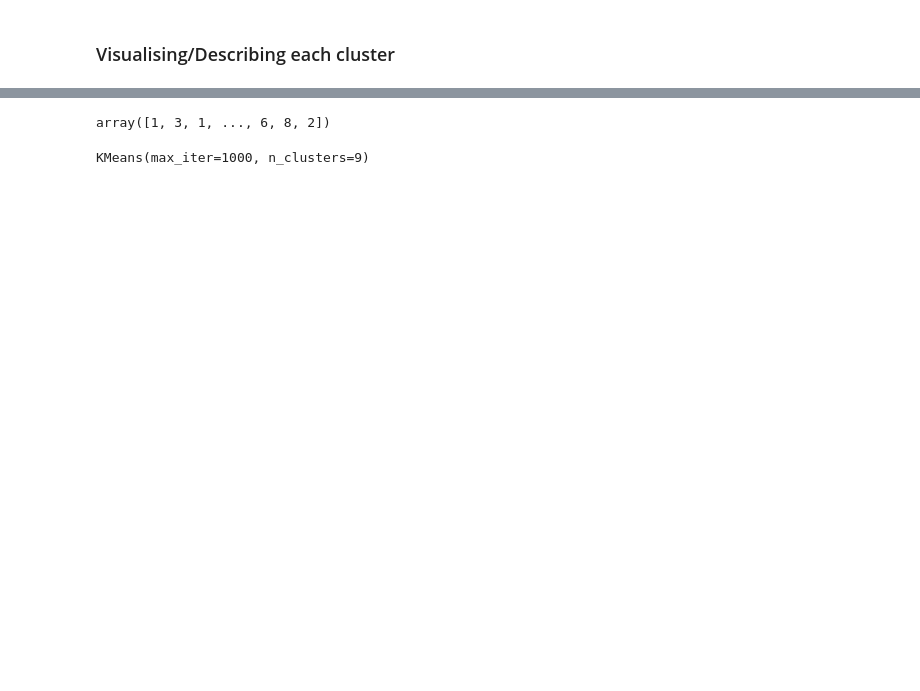
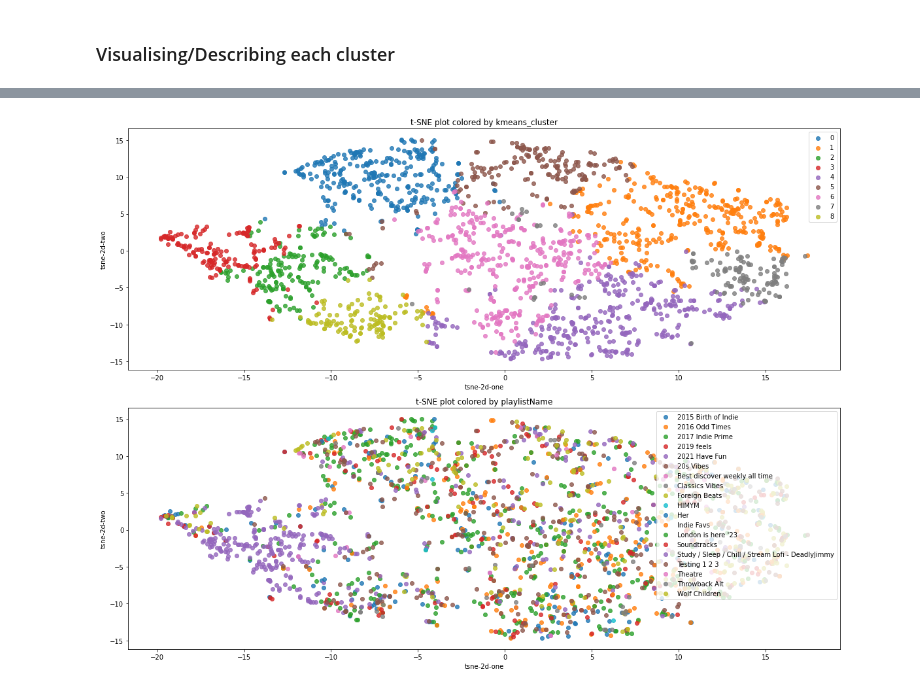
Before and after one commit to alexchaucs/spotify-personalisation, a Jupyter notebook: packages/experimentation/spotify.ipynb, the cells around one changed output, grey strips where cells are left out. Drawn from its saved outputs; the diff is of its cells as text; code cells hidden in the pictures; blank space fills up the shorter version.

Commit message:
Cleaned up notebook

```diff
--- a/packages/experimentation/spotify.ipynb
+++ b/packages/experimentation/spotify.ipynb
@@ -219,2 +241,3 @@ array([[0.95983929, 0.7256439 , 0.09986706, ..., 0.09965712, 0.04840666,
 # %%
 kmeans = KMeans(n_clusters=9, init='k-means++', max_iter=1000, n_init=10).fit(X)
+df_clean['kmeans_cluster'] = kmeans.labels_ ## Adding k means cluster to original dataset
@@ -269,0 +254,14 @@ plt.show()
+# %%
+
+import matplotlib.pyplot as plt
+
+# Extract the features from the dataframe
+data_subset = df_clean[features].values
+
+# Perform t-SNE dimensionality reduction
+tsne = TSNE(n_components=2, verbose=0, perplexity=40, n_iter=300)
+tsne_results = tsne.fit_transform(data_subset)
+
+# Add the t-SNE results back into the dataframe
+df_clean['tsne-2d-one'] = tsne_results[:,0]
+df_clean['tsne-2d-two'] = tsne_results[:,1]
@@ -286,8 +287,0 @@ df_clean
-# %%
-kmeans.labels_
-# %% [output]
-array([1, 3, 1, ..., 6, 8, 2])
-# %%
-kmeans
-# %% [output]
-KMeans(max_iter=1000, n_clusters=9)
@@ -293,0 +307,31 @@ KMeans(max_iter=1000, n_clusters=9)
+# %%
+# Set plot size
+fig, axs = plt.subplots(2, 1, figsize=(16, 12))
+
+# Create a plot
+
+# Scatter plot for each playlist
+for cluster, group in df_clean.groupby('kmeans_cluster'):
+    axs[0].scatter(group['tsne-2d-one'], group['tsne-2d-two'], alpha=0.8, label=cluster)
+
+axs[0].legend()
+axs[0].set_title('t-SNE plot colored by kmeans_cluster')
+axs[0].set_xlabel('tsne-2d-one')
+axs[0].set_ylabel('tsne-2d-two')
+
+
+
+## Plalist
+for playlist, group in df_clean.groupby('playlistName'):
+    axs[1].scatter(group['tsne-2d-one'], group['tsne-2d-two'], alpha=0.8, label=playlist)
+
+axs[1].legend(loc = 'upper right')
+axs[1].set_title('t-SNE plot colored by playlistName')
+axs[1].set_xlabel('tsne-2d-one')
+axs[1].set_ylabel('tsne-2d-two')
+
+
+plt.tight_layout()
+plt.show()
+# %% [output]
+[figure, added]
```
Also changed, not shown: parts of 10 cells of this notebook, 1 other file.
